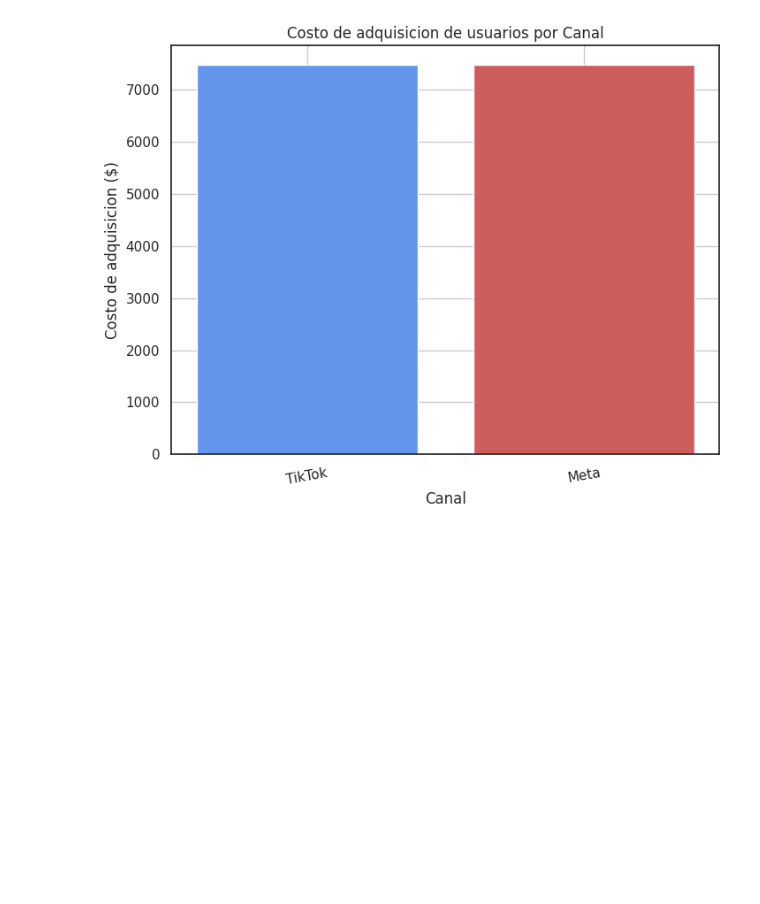
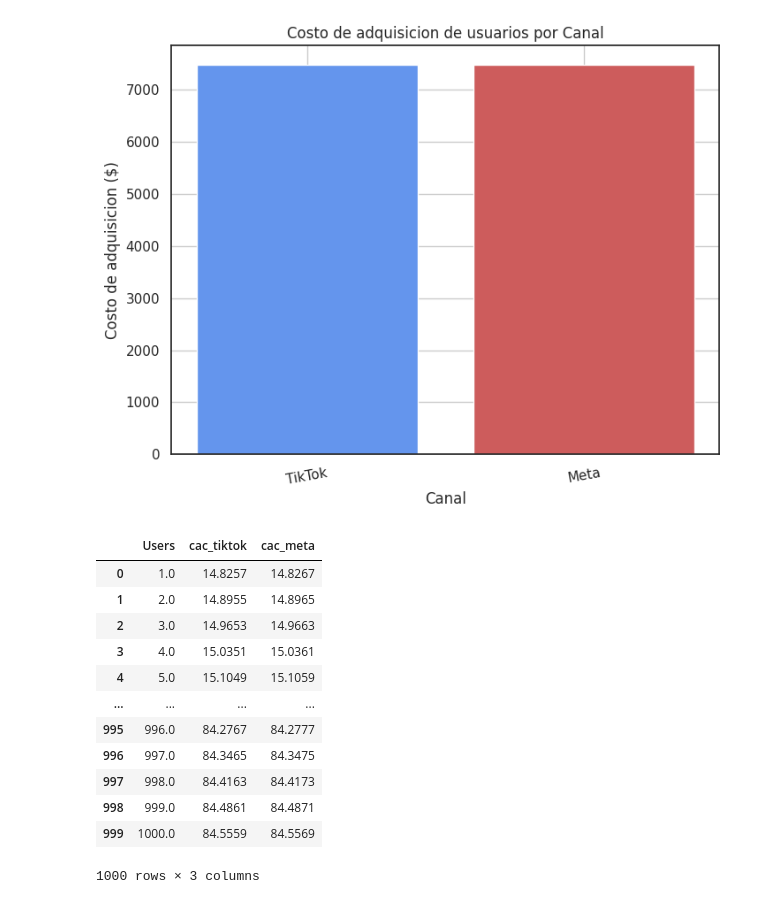
Before and after one commit to zayo1511/LaboratorioDeAnalisisDeDatosFinancierosYDeDisenoDeIndicadores, a Jupyter notebook: examen_2do_parcial_LozoyaDiego.ipynb, the cells around one changed output. Cells and saved outputs as stored; diff of their text form; code cells hidden in the pictures; blank space fills up the shorter version.

```diff
--- a/examen_2do_parcial_LozoyaDiego.ipynb
+++ b/examen_2do_parcial_LozoyaDiego.ipynb
@@ -1028,3 +1021,22 @@ plt.xticks(rotation=10)
 # %% [output]
 ([0, 1], [Text(0, 0, 'TikTok'), Text(1, 0, 'Meta')])
 [figure]
+# %%
+df= pd.DataFrame({'Users': np.linspace(1,1000,1000)})
+df['cac_tiktok']= df['Users'].apply(lambda x: cac_tiktok_ads(x))
+df['cac_meta']= df['Users'].apply(lambda x: cac_meta_ads(x))
+df
+# %% [output]
+|  | Users | cac_tiktok | cac_meta |
+| 0 | 1.0 | 14.8257 | 14.8267 |
+| 1 | 2.0 | 14.8955 | 14.8965 |
+| 2 | 3.0 | 14.9653 | 14.9663 |
+| 3 | 4.0 | 15.0351 | 15.0361 |
+| 4 | 5.0 | 15.1049 | 15.1059 |
+| ... | ... | ... | ... |
+| 995 | 996.0 | 84.2767 | 84.2777 |
+| 996 | 997.0 | 84.3465 | 84.3475 |
+| 997 | 998.0 | 84.4163 | 84.4173 |
+| 998 | 999.0 | 84.4861 | 84.4871 |
+| 999 | 1000.0 | 84.5559 | 84.5569 |
+1000 rows × 3 columns
```
Also changed, not shown: parts of 8 cells of this notebook.
